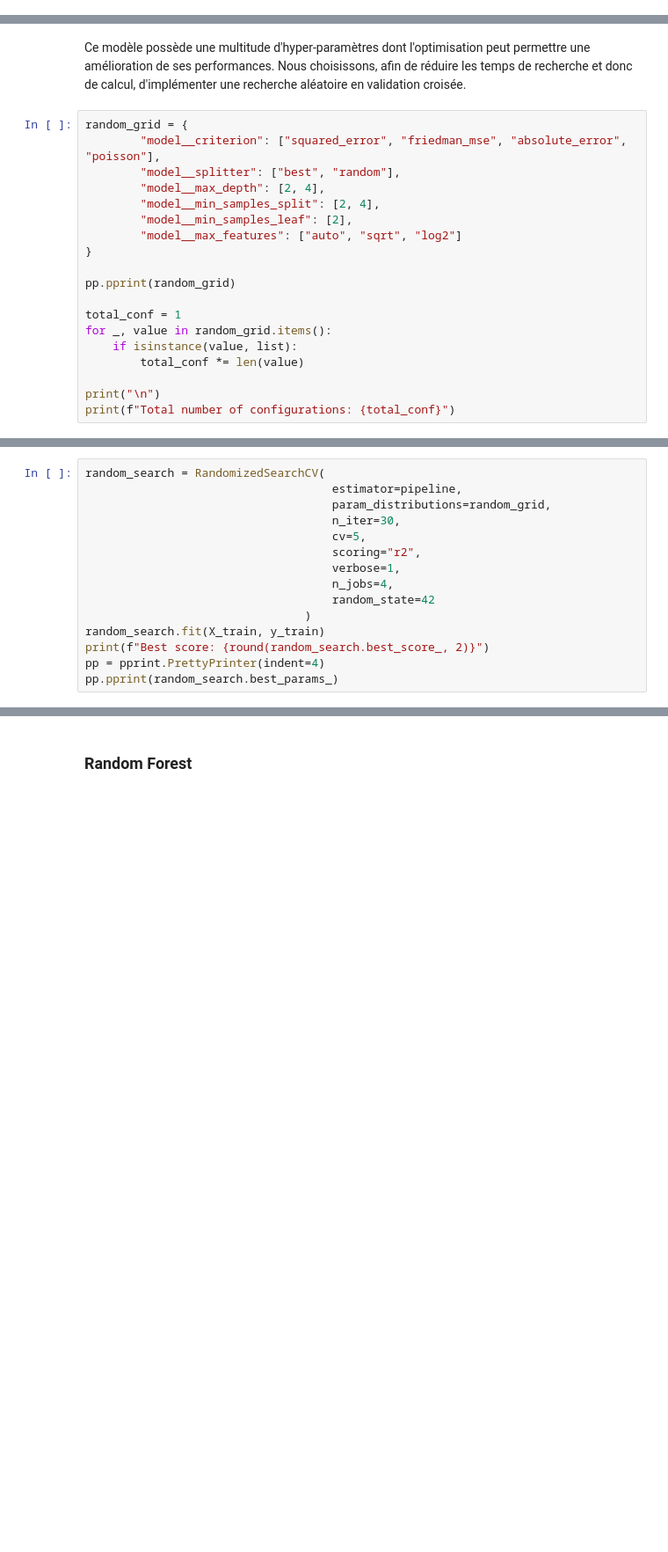
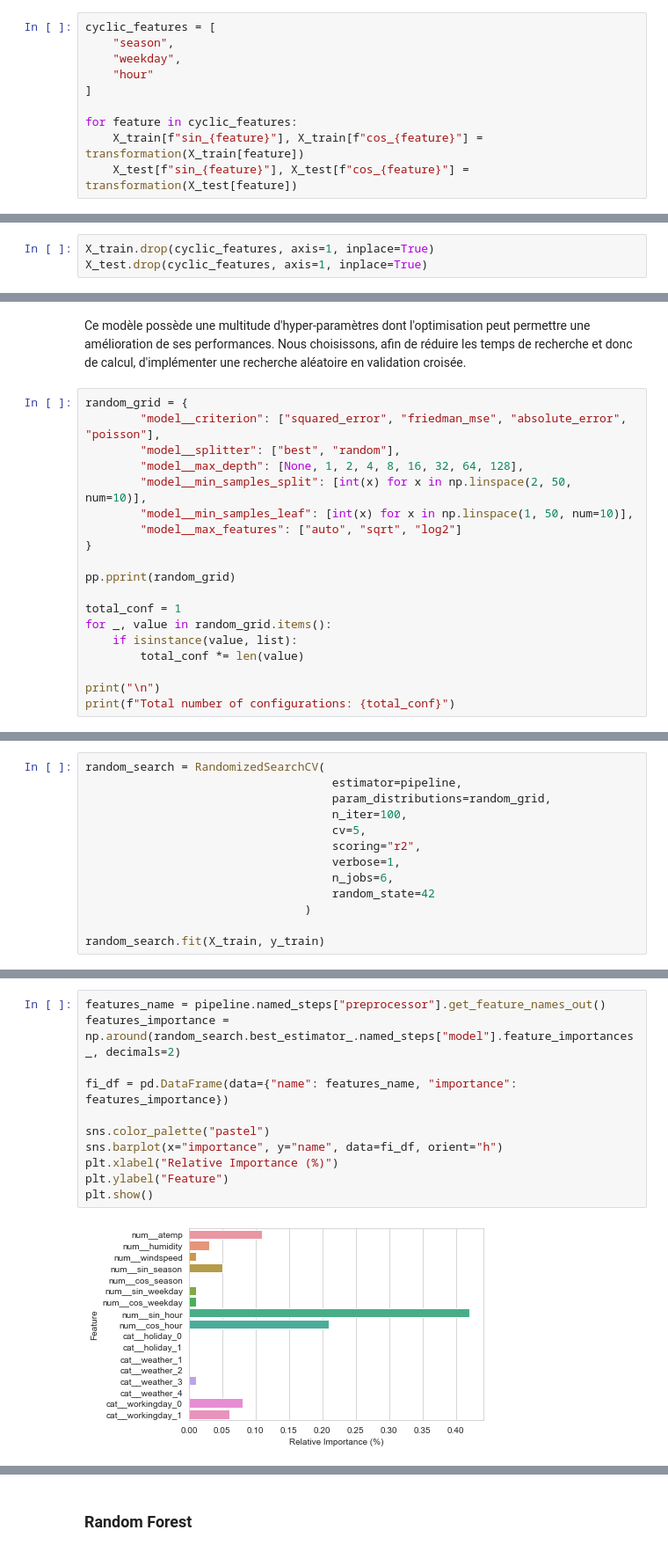
Before and after one commit to Antoine101/Bike-Sharing-Demand, a Jupyter notebook: Bike Sharing Demand.ipynb, the cells around one changed output, grey strips where cells are left out. Shown: that part at 88% size. Cells and saved outputs as stored; diff of their text form; blank space fills up the shorter version.

```diff
--- a/Bike Sharing Demand.ipynb
+++ b/Bike Sharing Demand.ipynb
@@ -460,0 +409,10 @@ preprocessor = ColumnTransformer(
+# %%
+cyclic_features = [
+    "season",
+    "weekday",
+    "hour"
+]
+
+for feature in cyclic_features:
+    X_train[f"sin_{feature}"], X_train[f"cos_{feature}"] = transformation(X_train[feature])
+    X_test[f"sin_{feature}"], X_test[f"cos_{feature}"] = transformation(X_test[feature])
@@ -460,0 +421,3 @@ preprocessor = ColumnTransformer(
+# %%
+X_train.drop(cyclic_features, axis=1, inplace=True)
+X_test.drop(cyclic_features, axis=1, inplace=True)
@@ -496,9 +522,9 @@ Ce modèle possède une multitude d'hyper-paramètres dont l'optimisation peut p
 random_grid = {
         "model__criterion": ["squared_error", "friedman_mse", "absolute_error", "poisson"],
         "model__splitter": ["best", "random"],
-        "model__max_depth": [2, 4],
-        "model__min_samples_split": [2, 4],
-        "model__min_samples_leaf": [2],
+        "model__max_depth": [None, 1, 2, 4, 8, 16, 32, 64, 128],
+        "model__min_samples_split": [int(x) for x in np.linspace(2, 50, num=10)],
+        "model__min_samples_leaf": [int(x) for x in np.linspace(1, 50, num=10)],
         "model__max_features": ["auto", "sqrt", "log2"]
 }
 
@@ -528,15 +556,13 @@ Total number of configurations: 96
 random_search = RandomizedSearchCV(
                                     estimator=pipeline,
                                     param_distributions=random_grid,
-                                    n_iter=30,
+                                    n_iter=100,
                                     cv=5,
                                     scoring="r2",
                                     verbose=1,
-                                    n_jobs=4,
+                                    n_jobs=6,
                                     random_state=42
                                 )
+
 random_search.fit(X_train, y_train)
-print(f"Best score: {round(random_search.best_score_, 2)}")
-pp = pprint.PrettyPrinter(indent=4)
-pp.pprint(random_search.best_params_)
 # %% [output]
@@ -580,0 +604,13 @@ R2: 0.6
+# %%
+features_name = pipeline.named_steps["preprocessor"].get_feature_names_out()
+features_importance = np.around(random_search.best_estimator_.named_steps["model"].feature_importances_, decimals=2)
+
+fi_df = pd.DataFrame(data={"name": features_name, "importance": features_importance})
+
+sns.color_palette("pastel")
+sns.barplot(x="importance", y="name", data=fi_df, orient="h")
+plt.xlabel("Relative Importance (%)")
+plt.ylabel("Feature")
+plt.show()
+# %% [output]
+[figure, added]
```
Also changed, not shown: parts of 94 cells of this notebook.
